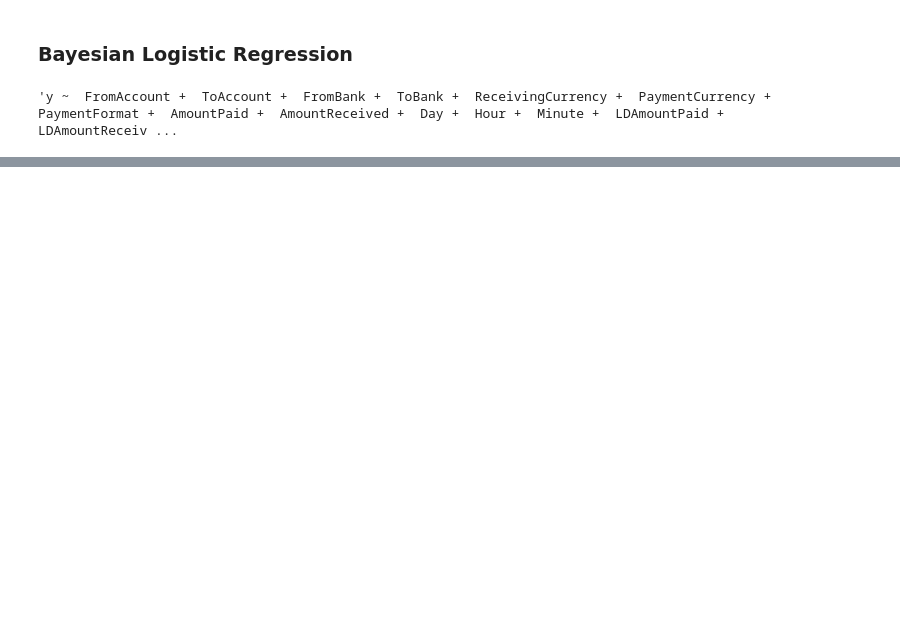
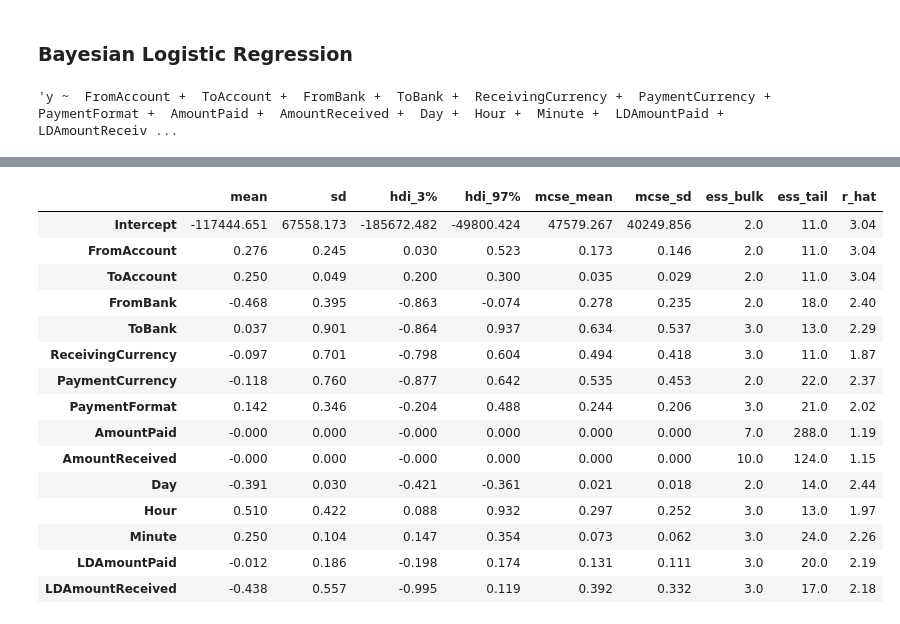
Before and after one commit to RuoqingEvelineWang/comp5340, a Jupyter notebook: bayesian_logistic_regression.ipynb, the cells around one changed output, grey strips where cells are left out. Cells and saved outputs as stored; diff of their text form; code cells hidden in the pictures; blank space fills up the shorter version.

```diff
--- a/bayesian_logistic_regression.ipynb
+++ b/bayesian_logistic_regression.ipynb
@@ -159,0 +208,20 @@ NUTS: [Intercept, FromAccount, ToAccount, FromBank, ToBank, ReceivingCurrency, P
+# %%
+# summary of the posteriors
+az.summary(results)
+# %% [output]
+|  | mean | sd | hdi_3% | hdi_97% | mcse_mean | mcse_sd | ess_bulk | ess_tail | r_hat |
+| Intercept | -117444.651 | 67558.173 | -185672.482 | -49800.424 | 47579.267 | 40249.856 | 2.0 | 11.0 | 3.04 |
+| FromAccount | 0.276 | 0.245 | 0.030 | 0.523 | 0.173 | 0.146 | 2.0 | 11.0 | 3.04 |
+| ToAccount | 0.250 | 0.049 | 0.200 | 0.300 | 0.035 | 0.029 | 2.0 | 11.0 | 3.04 |
+| FromBank | -0.468 | 0.395 | -0.863 | -0.074 | 0.278 | 0.235 | 2.0 | 18.0 | 2.40 |
+| ToBank | 0.037 | 0.901 | -0.864 | 0.937 | 0.634 | 0.537 | 3.0 | 13.0 | 2.29 |
+| ReceivingCurrency | -0.097 | 0.701 | -0.798 | 0.604 | 0.494 | 0.418 | 3.0 | 11.0 | 1.87 |
+| PaymentCurrency | -0.118 | 0.760 | -0.877 | 0.642 | 0.535 | 0.453 | 2.0 | 22.0 | 2.37 |
+| PaymentFormat | 0.142 | 0.346 | -0.204 | 0.488 | 0.244 | 0.206 | 3.0 | 21.0 | 2.02 |
+| AmountPaid | -0.000 | 0.000 | -0.000 | 0.000 | 0.000 | 0.000 | 7.0 | 288.0 | 1.19 |
+| AmountReceived | -0.000 | 0.000 | -0.000 | 0.000 | 0.000 | 0.000 | 10.0 | 124.0 | 1.15 |
+| Day | -0.391 | 0.030 | -0.421 | -0.361 | 0.021 | 0.018 | 2.0 | 14.0 | 2.44 |
+| Hour | 0.510 | 0.422 | 0.088 | 0.932 | 0.297 | 0.252 | 3.0 | 13.0 | 1.97 |
+| Minute | 0.250 | 0.104 | 0.147 | 0.354 | 0.073 | 0.062 | 3.0 | 24.0 | 2.26 |
+| LDAmountPaid | -0.012 | 0.186 | -0.198 | 0.174 | 0.131 | 0.111 | 3.0 | 20.0 | 2.19 |
+| LDAmountReceived | -0.438 | 0.557 | -0.995 | 0.119 | 0.392 | 0.332 | 3.0 | 17.0 | 2.18 |
```
Also changed, not shown: parts of 9 cells of this notebook, 2 other files.
